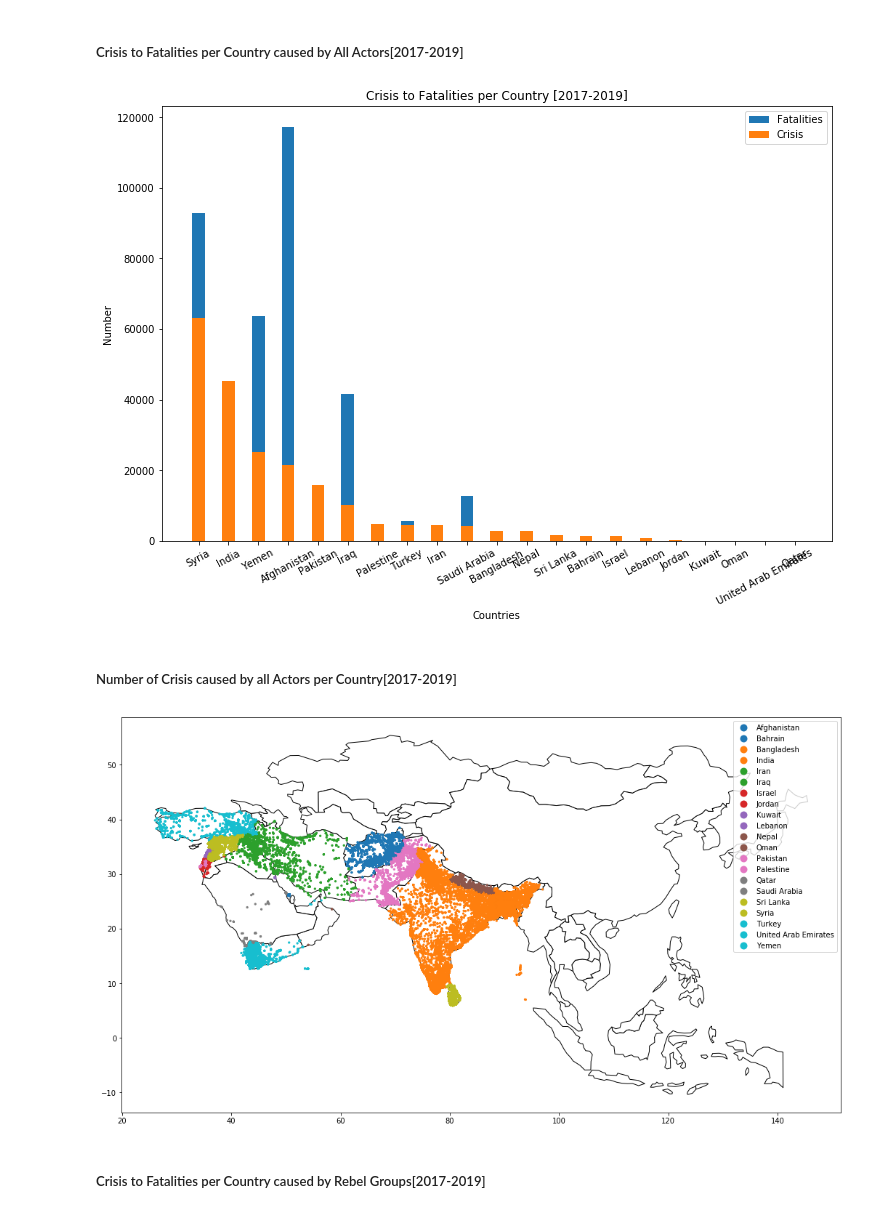
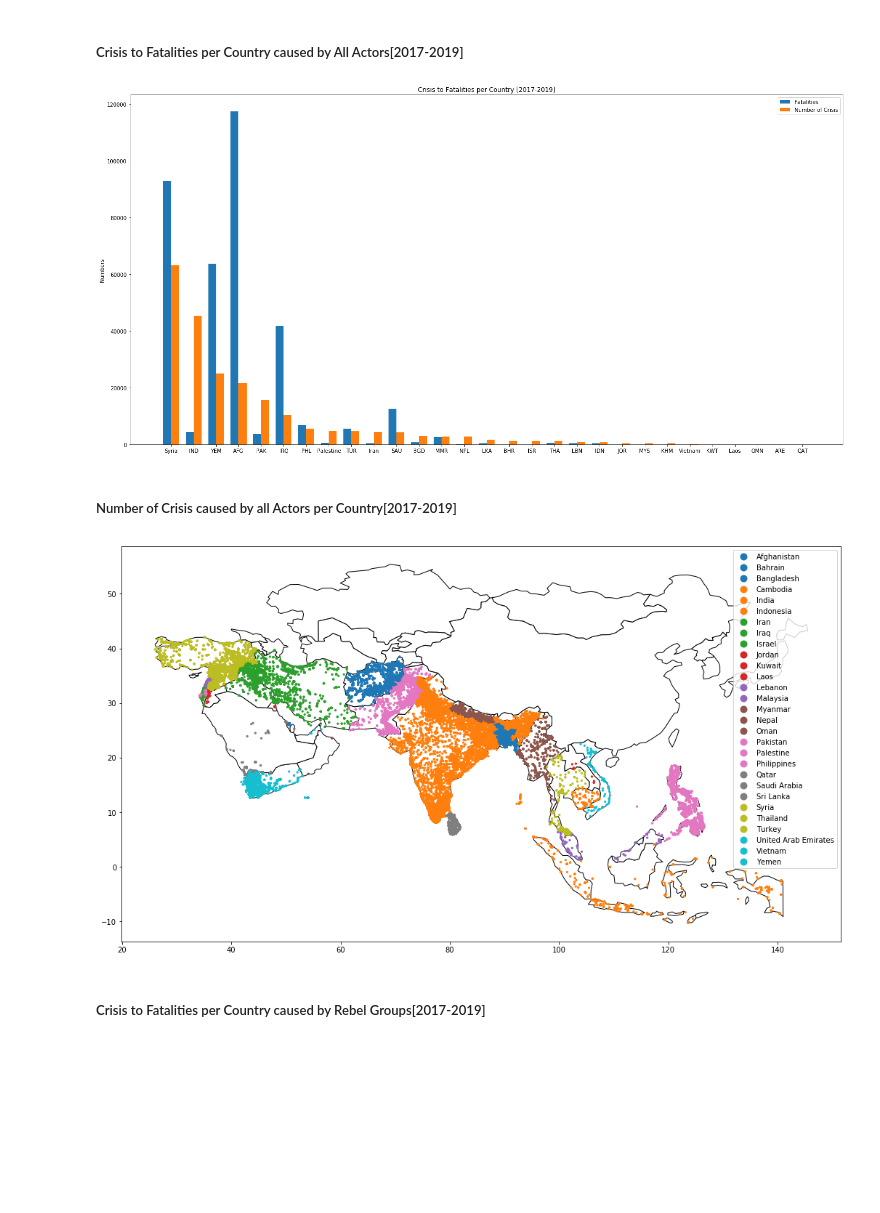
Before and after one commit to asaficontact/project_floodlight, a Jupyter notebook: main.ipynb, the cells around one changed output. Cells and saved outputs as stored; diff of their text form; code cells hidden in the pictures; blank space fills up the shorter version.

```diff
--- a/main.ipynb
+++ b/main.ipynb
@@ -8,11 +8,11 @@ from imports import *
 data = dh()
 # %%
 #Get Data for crisis in asia and southern asia
-southern_asia_df = data.filter_data(region=['Southern Asia'])
-asia_df = data.filter_data(region=['Middle East', 'Southern Asia'])
+southern_asia_df = data.filter_data(region=['Southern Asia', 'South-Eastern Asia'])
+asia_df = data.filter_data(region=['Middle East', 'Southern Asia', 'South-Eastern Asia'])
 
 #Get Data for crisis in asia and southern asia caused by rebel groups
-asia_rebel_groups_df = data.filter_data(region=['Middle East', 'Southern Asia'], rebel_groups=True)
+asia_rebel_groups_df = data.filter_data(region=['Middle East', 'Southern Asia', 'South-Eastern Asia'], rebel_groups=True)
 southern_asia_rebel_groups_df = data.filter_data(region=['Southern Asia'], rebel_groups=True)
 # %% [markdown]
 ## Predictors of Interest
@@ -49,15 +49,15 @@ NOTE: To better understand the predictors look at documentation in Understanding
 # %% [markdown]
 ##### Crisis to Fatalities per Country caused by All Actors[2017-2019]
 # %%
-data.crisis_to_fatalities_graph(asia_df, 'country')
+data.crisis_to_fatalities_graph(asia_df, 'country_paired')
 # %% [output]
-[figure, old version]
+[figure, new version]
 # %% [markdown]
 ##### Number of Crisis caused by all Actors per Country[2017-2019]
 # %%
 data.crisis_to_fatalities_graph(asia_df, type='crisis map')
 # %% [output]
-[figure, old version]
+[figure, new version]
 # %% [markdown]
 ##### Crisis to Fatalities per Country caused by Rebel Groups[2017-2019]
 # %%
```
Also changed, not shown: parts of 9 cells of this notebook, 5 other files.
